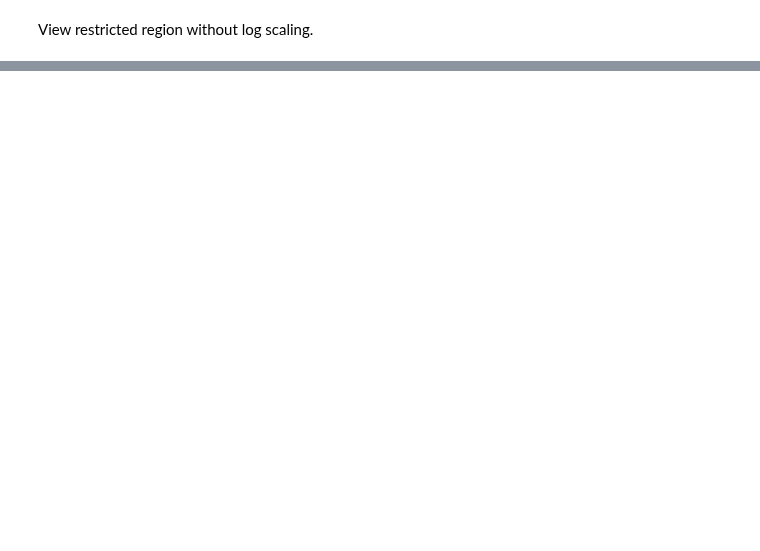
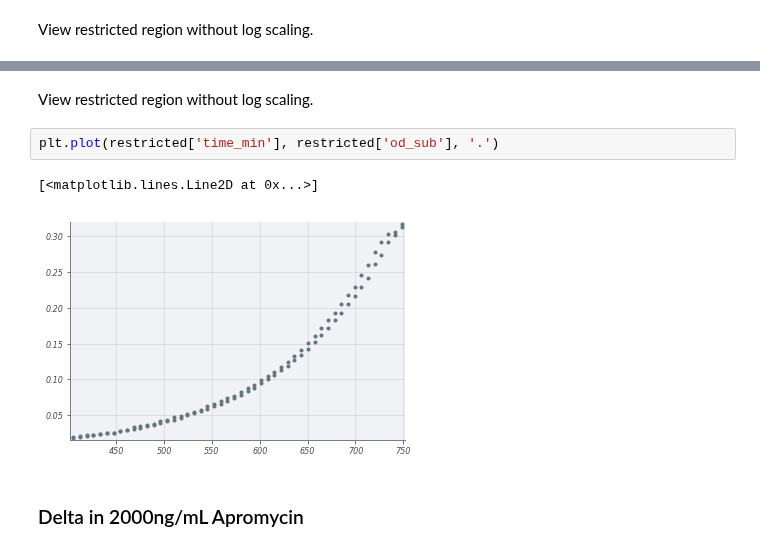
Before and after one commit to RPGroup-PBoC/mwc_growth, a Jupyter notebook: code/processing/growth_curves_plate_reader/20190611_r1_37C_glucoseA_O2_growth/exploration.ipynb, the cells around one changed output, grey strips where cells are left out. Saved outputs shown, nothing was run; the diff lists cells and outputs as text; blank space fills up the shorter version.

```diff
--- a/code/processing/growth_curves_plate_reader/20190611_r1_37C_glucoseA_O2_growth/exploration.ipynb
+++ b/code/processing/growth_curves_plate_reader/20190611_r1_37C_glucoseA_O2_growth/exploration.ipynb
@@ -212,0 +275,9 @@ plt.plot(restricted['time_min'], restricted['od_sub'], '.')
+# %% [markdown]
+View restricted region without log scaling.
+# %%
+plt.plot(restricted['time_min'], restricted['od_sub'], '.')
+# %% [output]
+[<matplotlib.lines.Line2D at 0x...>]
+[figure, added]
+# %% [markdown]
+### Delta in 2000ng/mL Apromycin
```
Also changed, not shown: parts of 92 cells of this notebook, 56 other files.
